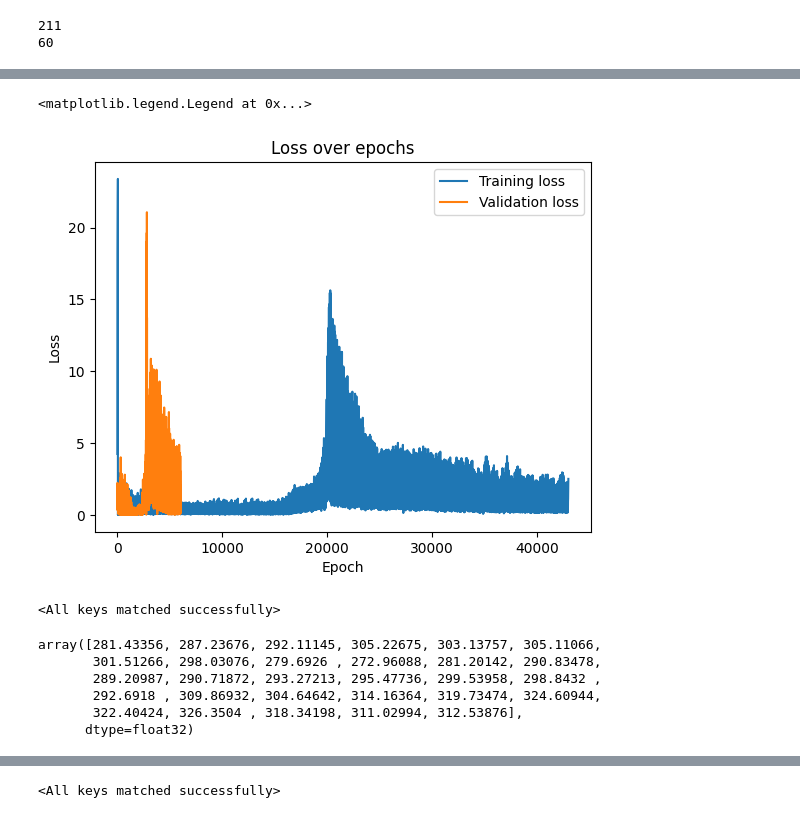
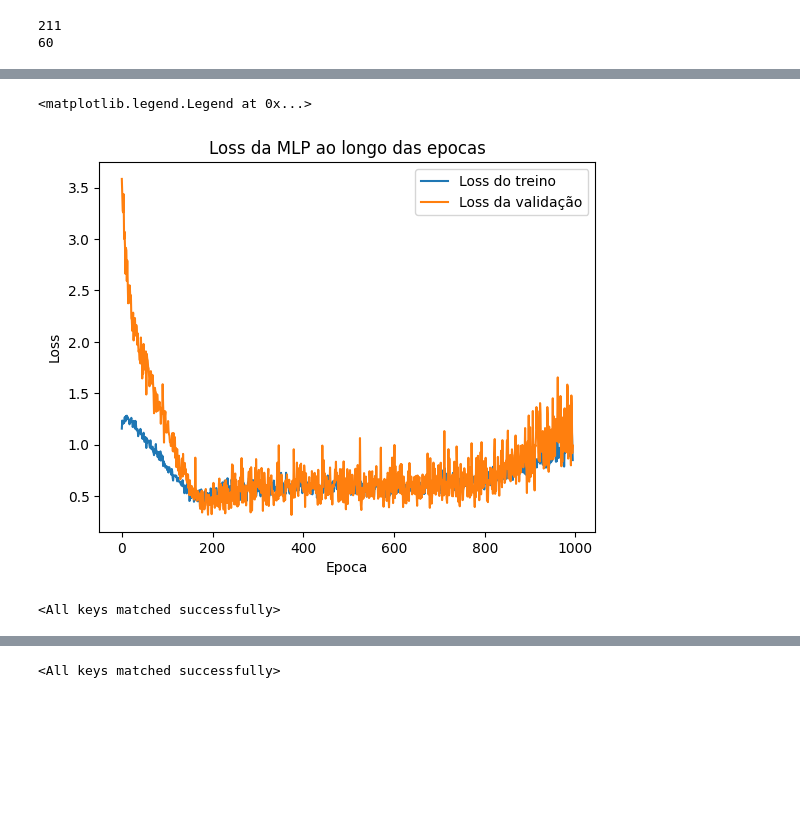
Before and after one commit to GSF417/ML_FOR_FINANCE, a Jupyter notebook: src/GUSTAVO_DOS_SANTOS_FERREIRA_PROJETO_FINAL_IA.ipynb, the cells around one changed output, grey strips where cells are left out. Cells and saved outputs as stored; diff of their text form; code cells hidden in the pictures; blank space fills up the shorter version.

```diff
--- a/src/GUSTAVO_DOS_SANTOS_FERREIRA_PROJETO_FINAL_IA.ipynb
+++ b/src/GUSTAVO_DOS_SANTOS_FERREIRA_PROJETO_FINAL_IA.ipynb
@@ -258,7 +263,7 @@ print(len(test_ARIMA))
 series_ARIMA = [x for x in train_ARIMA]
 pred_ARIMA = list()
 for i in range(len(test_ARIMA)):
-  model = ARIMA(series_ARIMA, order=(10,1,0))
+  model = ARIMA(series_ARIMA, order=(10,1,1))
   model_fit = model.fit()
   output = model_fit.forecast()
   y_pred = output[0]
@@ -314,6 +341,6 @@ tensor([[14.2007, 14.2007, 14.2007],
 # %%
-LAYER_1 = 16
-LAYER_2 = 8
+LAYER_1 = 8
+LAYER_2 = 4
 # Perceptron de multiplas camadas
 class MLP(nn.Module):
   def __init__(self, input_size):
@@ -355,9 +364,11 @@ Requirement already satisfied: mpmath>=0.19 in /usr/local/lib/python3.10/dist-pa
 # %%
+from torchmetrics import MeanAbsolutePercentageError
+
 torch.manual_seed(144)
 
 model_mlp = MLP(len(X[0])).to(device)
 loss_fn = nn.MSELoss()
-optimizer_mlp = optim.Adam(model_mlp.parameters(), lr = 0.01)
+optimizer_mlp = optim.Adam(model_mlp.parameters(), lr = 0.001)
 # %%
 # Treinamento / validacao da MLP
 N_EPOCHS = 1000
@@ -373,12 +384,12 @@ for epoch in range(N_EPOCHS):
     X_batch = X_batch.to(device)
     y_batch = y_batch.to(device)
     y_pred = model_mlp(X_batch)
-    loss = loss_fn(y_pred, y_batch)
+    loss = loss_fn(y_pred.flatten(), y_batch.flatten())
     loss.backward()
     optimizer_mlp.step()
     running_loss_train += loss.item() * X_batch.size(0)
-    epoch_loss_train = running_loss_train / len(train_loader.dataset)
-    train_losses.append(epoch_loss_train)
+  epoch_loss_train = running_loss_train / len(train_loader.dataset)
+  train_losses.append(epoch_loss_train)
   with torch.no_grad():
     model_mlp.eval()
     for X_val, y_val in valid_loader:
@@ -387,12 +398,12 @@ for epoch in range(N_EPOCHS):
       y_pred = model_mlp(X_val)
       loss = loss_fn(y_val, y_pred)
       running_loss_valid += loss.item() * X_val.size(0)
-      epoch_loss_valid = running_loss_valid / len(valid_loader.dataset)
-      if epoch > 0 and epoch_loss_valid < min(valid_losses):
-        best_epoch = epoch
-        torch.save(model_mlp.state_dict(), './best_mlp.pth')
-      valid_losses.append(epoch_loss_valid)
+    epoch_loss_valid = running_loss_valid / len(valid_loader.dataset)
+    if epoch > 0 and epoch_loss_valid < min(valid_losses):
+      best_epoch = epoch
+      torch.save(model_mlp.state_dict(), './best_mlp.pth')
+    valid_losses.append(epoch_loss_valid)
   if (epoch+1) % 50 == 0:
-    print(f"[{(epoch+1)}] Training loss: {epoch_loss_train:.4f} Validation loss: {epoch_loss_valid:.4f}")
-    print(f"Lowest loss in epoch: {best_epoch}")
+    print(f"[{(epoch+1)}] Loss do treino: {epoch_loss_train:.4f} Loss da validação: {epoch_loss_valid:.4f}")
+    print(f"Menor loss na epoca: {best_epoch}")
 # %% [output]
@@ -416,16 +427,16 @@ Lowest loss in epoch: 458
 # %%
 train_losses = np.array(train_losses)
 valid_losses = np.array(valid_losses)
 fig, ax = plt.subplots()
-ax.plot(train_losses, label='Training loss')
-ax.plot(valid_losses, label='Validation loss')
-ax.set(title="Loss over epochs",
-       xlabel = "Epoch",
+ax.plot(train_losses[5:], label='Loss do treino')
+ax.plot(valid_losses[5:], label='Loss da validação')
+ax.set(title="Loss da MLP ao longo das epocas",
+       xlabel = "Epoca",
        ylabel = "Loss")
 ax.legend()
 # %% [output]
 <matplotlib.legend.Legend at 0x...>
-[figure, old version]
+[figure, new version]
 # %%
 state_dict = torch.load('best_mlp.pth')
 model_mlp.load_state_dict(state_dict)
@@ -439,17 +450,8 @@ with torch.no_grad():
     X_val = X_val.to(device)
     y_pred_mlp.append(model_mlp(X_val))
     y_test_mlp.append(y_val)
-y_pred_mlp = torch.cat(y_pred_mlp).numpy()
-scaler.inverse_transform(y_pred_mlp).flatten()
-y_test_mlp = torch.cat(y_test_mlp).numpy()
-scaler.inverse_transform(y_test_mlp).flatten()
+y_pred_mlp = torch.cat(y_pred_mlp).numpy().flatten()
+y_test_mlp = torch.cat(y_test_mlp).numpy().flatten()
-# %% [output]
-array([281.43356, 287.23676, 292.11145, 305.22675, 303.13757, 305.11066,
-       301.51266, 298.03076, 279.6926 , 272.96088, 281.20142, 290.83478,
-       289.20987, 290.71872, 293.27213, 295.47736, 299.53958, 298.8432 ,
-       292.6918 , 309.86932, 304.64642, 314.16364, 319.73474, 324.60944,
-       322.40424, 326.3504 , 318.34198, 311.02994, 312.53876],
-      dtype=float32)
 # %%
 mlp_mse = mean_squared_error(y_test_mlp, y_pred_mlp)
 mlp_rmse = np.sqrt(mlp_mse)
```
Also changed, not shown: parts of 28 cells of this notebook, 1 other file.
